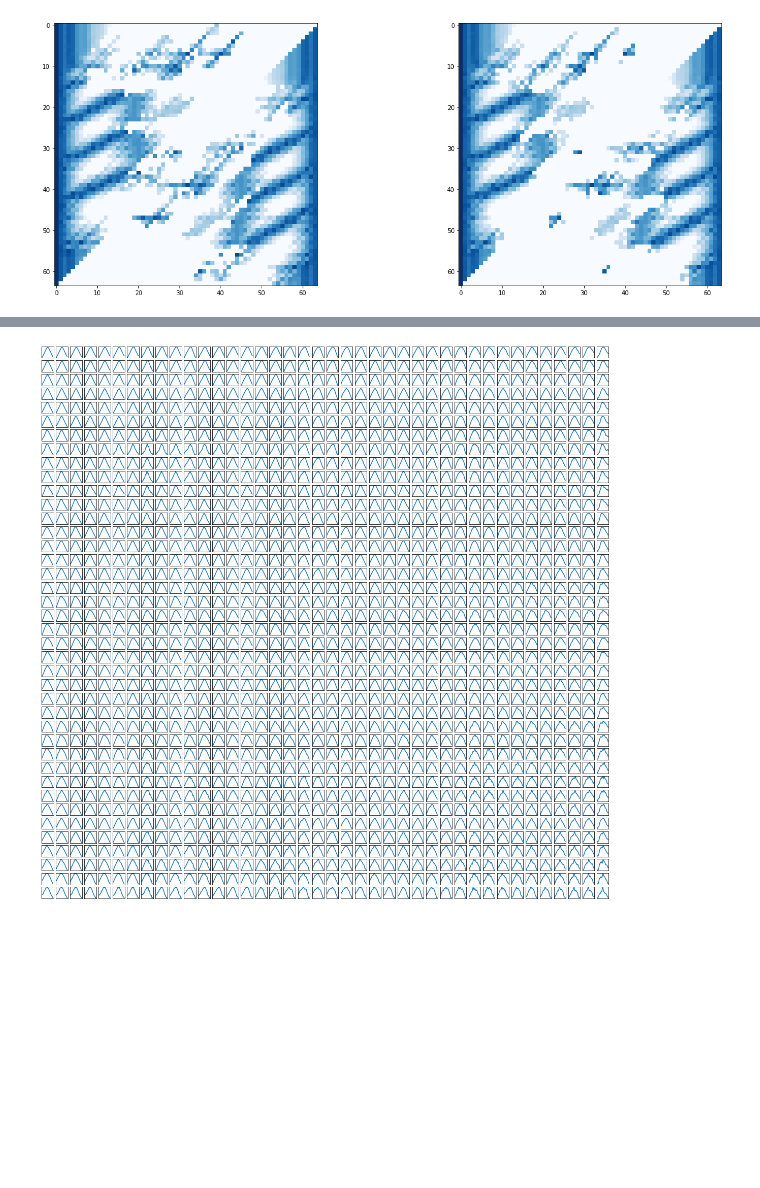
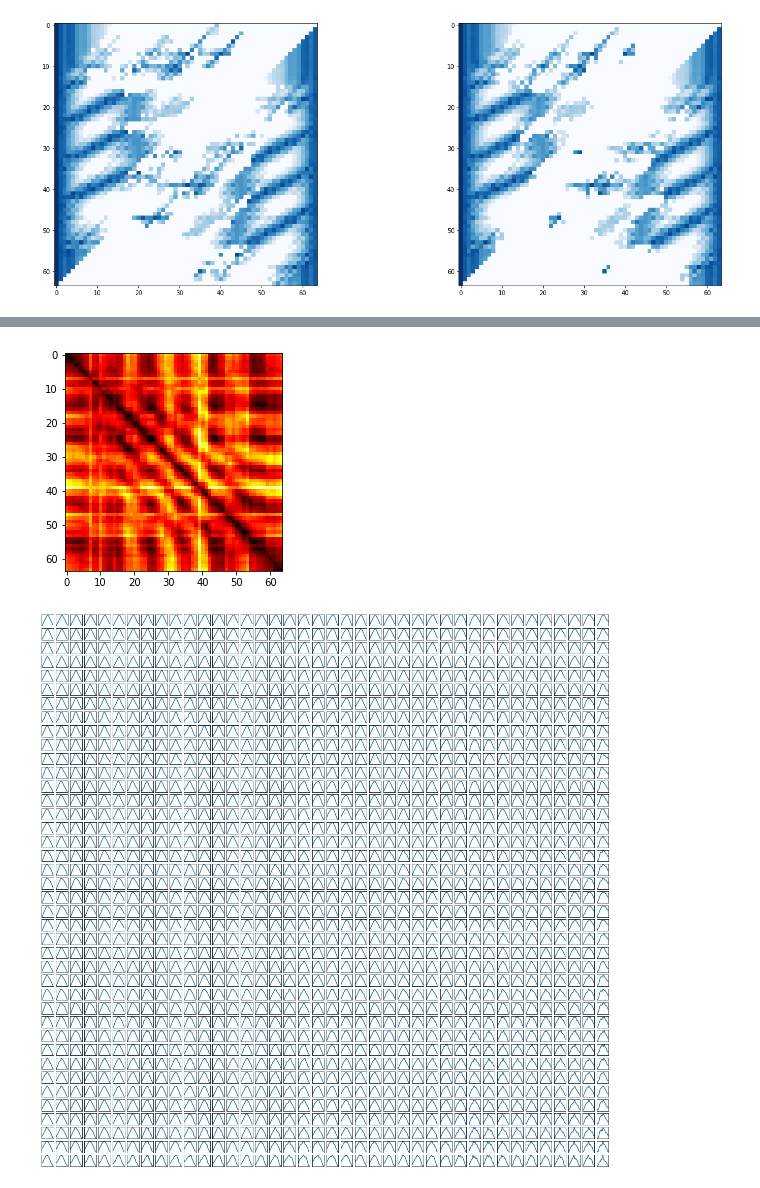
Before and after one commit to franzigeiger/cradle, a Jupyter notebook: alphafold/similarity_exploration.ipynb, the cells around one changed output, grey strips where cells are left out. Saved outputs shown, nothing was run; the diff lists cells and outputs as text; code cells hidden in the pictures; blank space fills up the shorter version.

```diff
--- a/alphafold/similarity_exploration.ipynb
+++ b/alphafold/similarity_exploration.ipynb
@@ -48,3 +43,14 @@ compare.plot_restructured(base_a, base_b)
 # %% [output]
 [figure]
 [figure]
+# %%
+# Correlate rows of distograms with each other
+heatmap = np.zeros([size,size])
+mean_squared_error = np.zeros([size, size])
+for i in range(size):
+    for j in range(size):
+        heatmap[i, j] = np.correlate(base_a[i], base_b[j])
+        mean_squared_error[i,j] = np.square(np.subtract(base_a[i], base_b[j])).mean()
+#         try mse as well and delta
+plt.imshow(heatmap, cmap='hot', interpolation='nearest')
+plt.show()
@@ -51,3 +59,8 @@ compare.plot_restructured(base_a, base_b)
+# %%
+plt.imshow(mean_squared_error, cmap='hot', interpolation='nearest')
+plt.show()
+# %% [output]
+[figure, added]
 # %%
 # Correlate rows of distograms with each other
 fig, axs = plt.subplots(40, 40, figsize=(20, 20))
```
Also changed, not shown: parts of 5 cells of this notebook, 3 other files.
